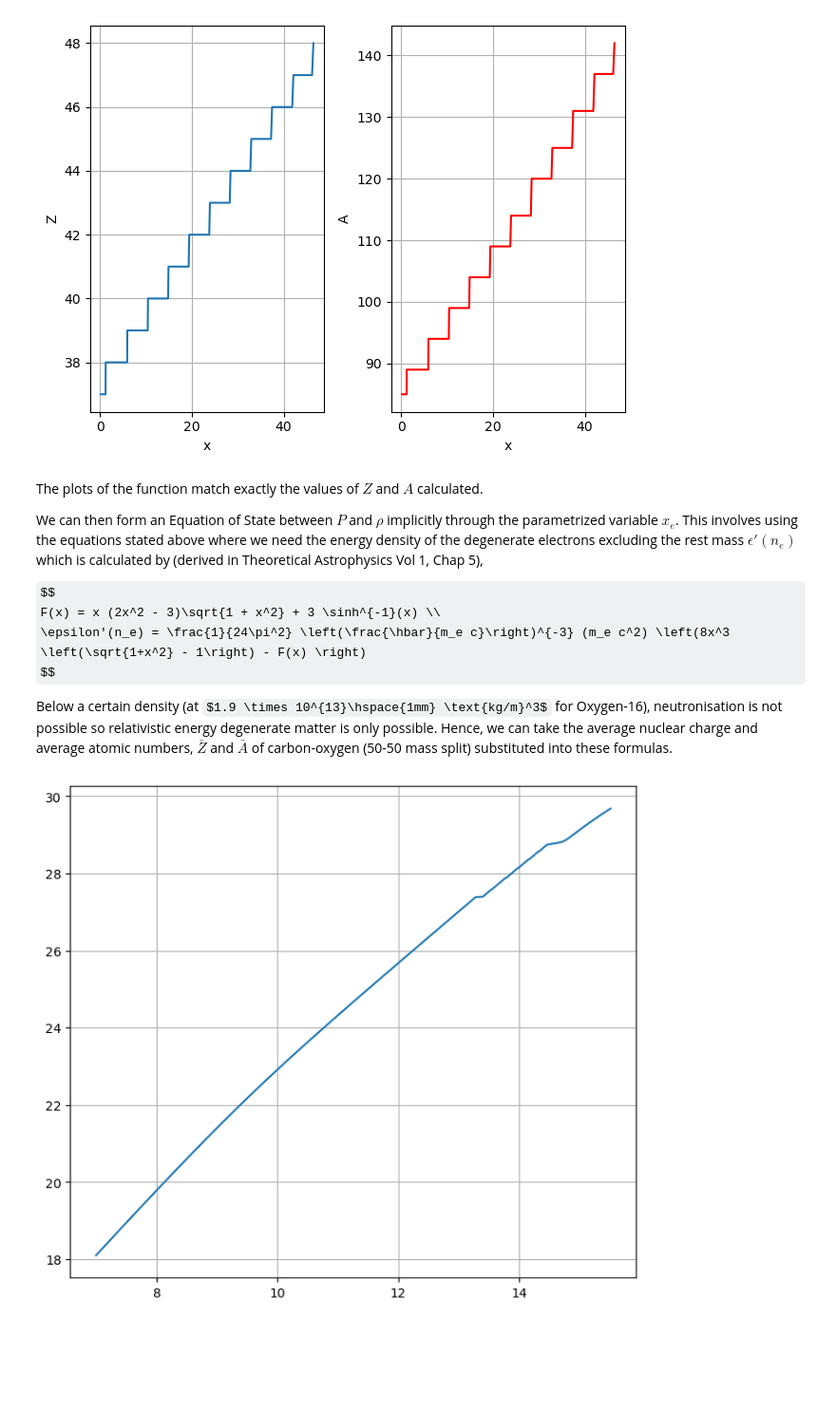
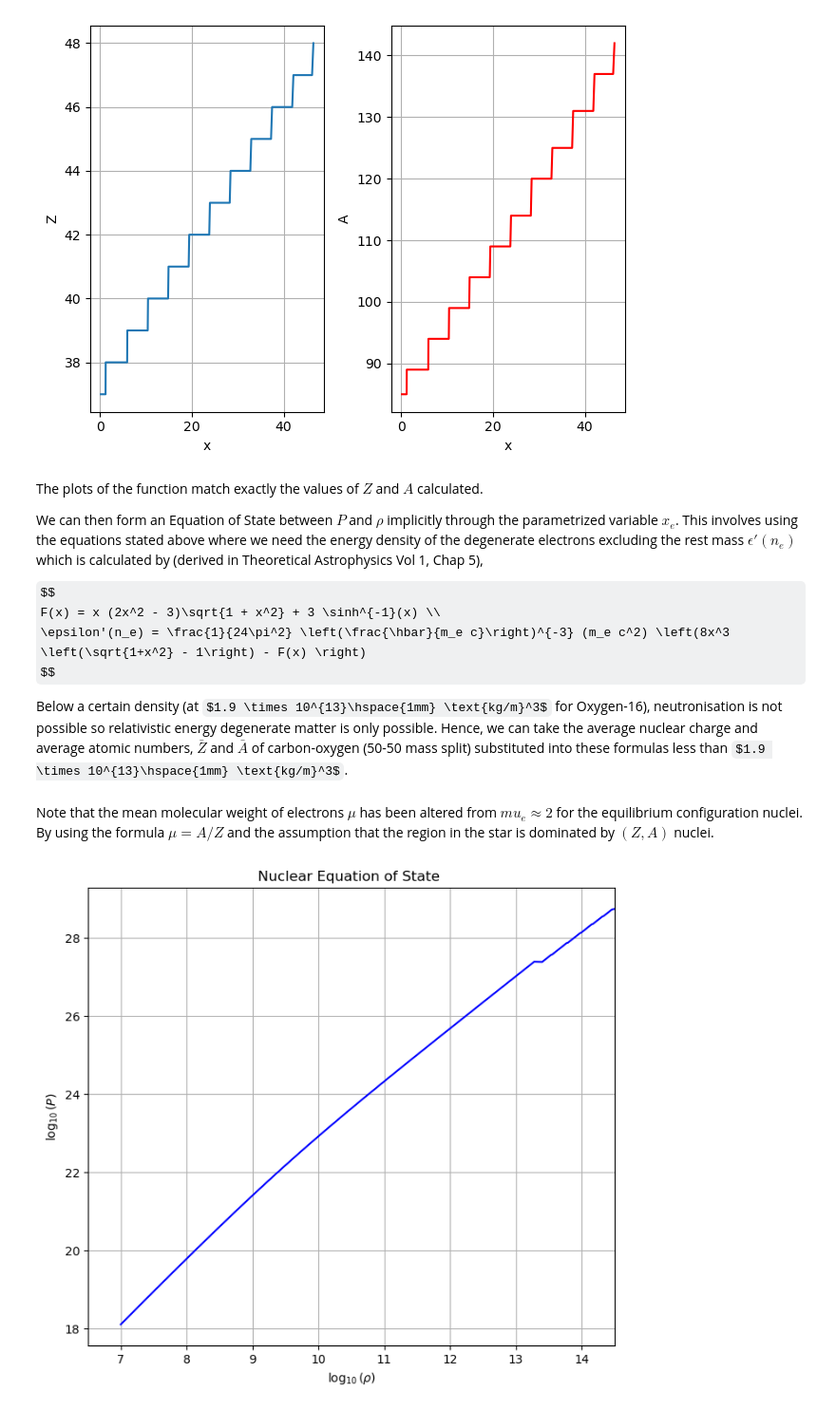
Before and after one commit to milkshake-vinegar/White-Dwarf-Structure-and-Modelling, a Jupyter notebook: WD_MRcurve&structure.ipynb, the cells around one changed output. Shown at 95% size. Cells and saved outputs as stored; diff of their text form; code cells hidden in the pictures; some formulas as TeX source; blank space fills up the shorter version.

```diff
--- a/WD_MRcurve&structure.ipynb
+++ b/WD_MRcurve&structure.ipynb
@@ -804,10 +803,10 @@ F(x) = x (2x^2 - 3)\sqrt{1 + x^2} + 3 \sinh^{-1}(x) \\
 \epsilon'(n_e) = \frac{1}{24\pi^2} \left(\frac{\hbar}{m_e c}\right)^{-3} (m_e c^2) \left(8x^3 \left(\sqrt{1+x^2} - 1\right) - F(x) \right)
 $$
 
-Below a certain density (at $1.9 \times 10^{13}\hspace{1mm} \text{kg/m}^3$ for Oxygen-16), neutronisation is not possible so relativistic energy degenerate matter is only possible. Hence, we can take the average nuclear charge and average atomic numbers, $\bar{Z}$ and $\bar{A}$ of carbon-oxygen (50-50 mass split) substituted into these formulas.
+Below a certain density (at $1.9 \times 10^{13}\hspace{1mm} \text{kg/m}^3$ for Oxygen-16), neutronisation is not possible so relativistic energy degenerate matter is only possible. Hence, we can take the average nuclear charge and average atomic numbers, $\bar{Z}$ and $\bar{A}$ of carbon-oxygen (50-50 mass split) substituted into these formulas less than $1.9 \times 10^{13}\hspace{1mm} \text{kg/m}^3$.
 # %%
 def rho_EOS(x):
-    x0 = ((1.9*10**13)/(mu_e * B))**(1/3)
+    x0 = ((1.9*10**13)/(mu_e * B))**(1/3)     #x value below which there is no inverse beta decay
     n_e = (B/mp) * x**3
     EB = aV * A(x) - aS * A(x)**(2/3) -aC * Z(x)*(Z(x)-1)/A(x)**(1/3) -aA * ((A(x)-2*Z(x))**2)/A(x)
     M = (A(x) - Z(x)) * mn * c**2 + Z(x) * (mp + me) * c**2 - EB
@@ -823,19 +822,31 @@ def rho_EOS(x):
     epsilon_c_else = -27/40 * (k_e * Zbar**2 * e**2)/np.pi * (4 * np.pi/(3 *Zbar))**(4/3) * n_e**(4/3)
     mass_density_else = 1/c**2 * (n_e * M_else/Zbar + epsilon + epsilon_c_else)
 
-    return np.where(x >= x0, mass_density, mass_density_else)
+    return np.where(x >= x0, mass_density, mass_density_else)   #Creates an array where the pressure switches if x<x0
 
 
 def P_EOS(x):
+    x0 = ((1.9*10**13)/(mu_e * B))**(1/3)
     Zbar = (1/12 + 1/16)**(-1)
-    K = -3/10 * (4 * np.pi/3)**(1/3) * k_e * Zbar**(2/3) * e**2/(mp * mu_e)**(4/3)
+    mu = A(x)/Z(x)
+    K = -3/10 * (4 * np.pi/3)**(1/3) * k_e * Z(x)**(2/3) * e**2/(mp * mu)**(4/3)
     A_cnst = np.pi/3 * (h/(me * c))**(-3) * me * c**2
     B_cnst = 8 * np.pi * mp/3 * (h/(me * c))**(-3)
-    P = A_cnst * (x * (2 * x**2 - 3) * (1 + x**2)**(1/2) + 3 * np.arcsinh(x)) + K * (mu_e * B_cnst)**(4/3) * x**4
-    return P
+    P = A_cnst * (x * (2 * x**2 - 3) * (1 + x**2)**(1/2) + 3 * np.arcsinh(x)) + K * (mu * B_cnst)**(4/3) * x**4
+
+    K_else = -3/10 * (4 * np.pi/3)**(1/3) * k_e * Zbar**(2/3) * e**2/(mp * mu_e)**(4/3)
+    P_else = A_cnst * (x * (2 * x**2 - 3) * (1 + x**2)**(1/2) + 3 * np.arcsinh(x)) + K_else * (mu_e * B_cnst)**(4/3) * x**4
+
+    return np.where(x >= x0, P, P_else)
+# %% [markdown]
+Note that the mean molecular weight of electrons $\mu$ has been altered from $mu_e \approx 2$ for the equilibrium configuration nuclei. By using the formula $\mu = A/Z$ and the assumption that the region in the star is dominated by $(Z,A)$ nuclei.
 # %%
 plt.figure(figsize=(8,7))
-plt.plot(np.log10(rho_EOS(xc_arr)), np.log10(P_EOS(xc_arr)))
+plt.plot(np.log10(rho_EOS(xc_arr)), np.log10(P_EOS(xc_arr)), color='blue')
+plt.xlabel(r'$\log_{10}(\rho)$')
+plt.ylabel(r'$\log_{10}(P)$')
+plt.xlim(6.5, 14.5)
+plt.title('Nuclear Equation of State ')
 plt.grid()
 # %% [output]
-[figure, old version]
+[figure, new version]
```
Also changed, not shown: parts of 5 cells of this notebook.
